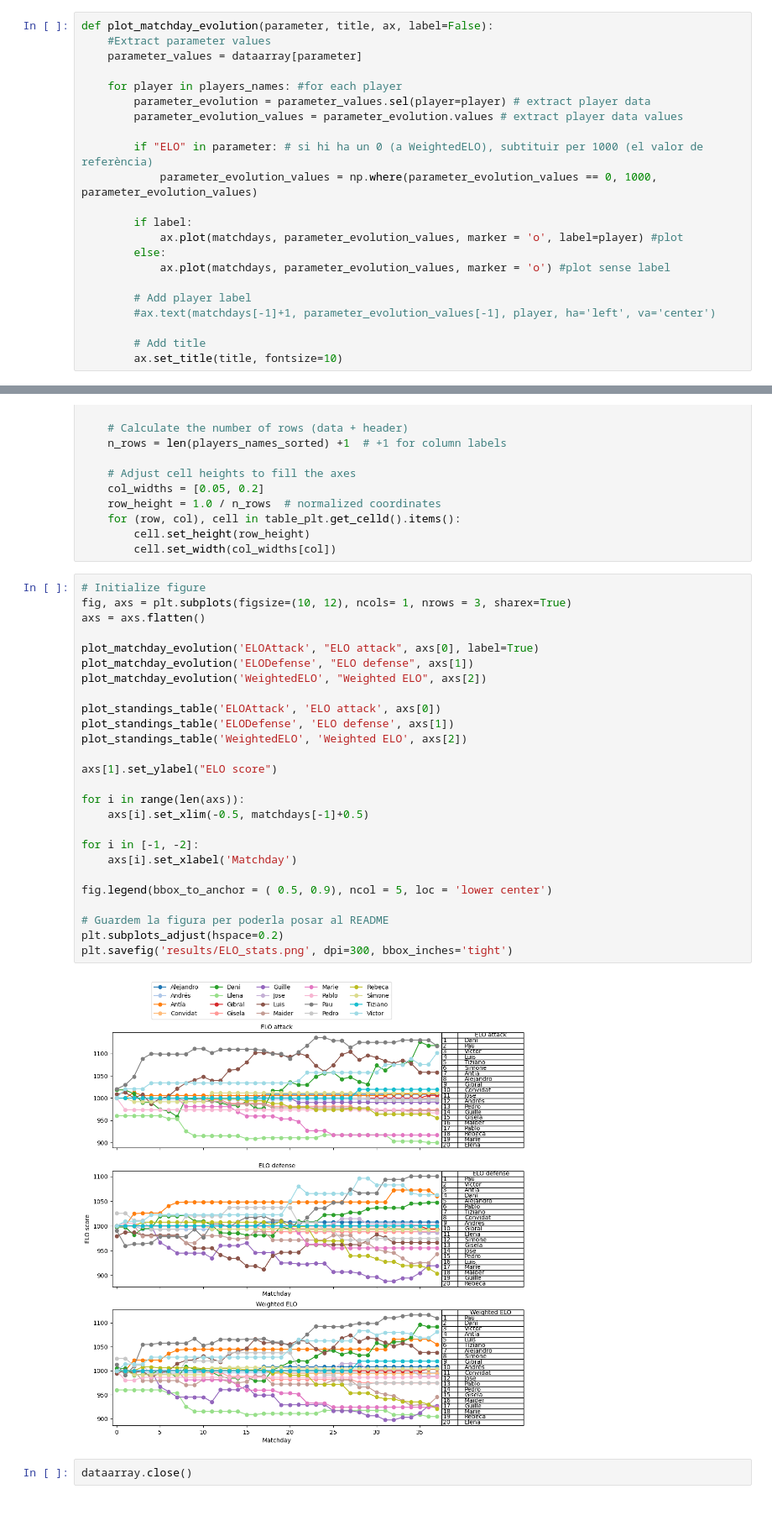
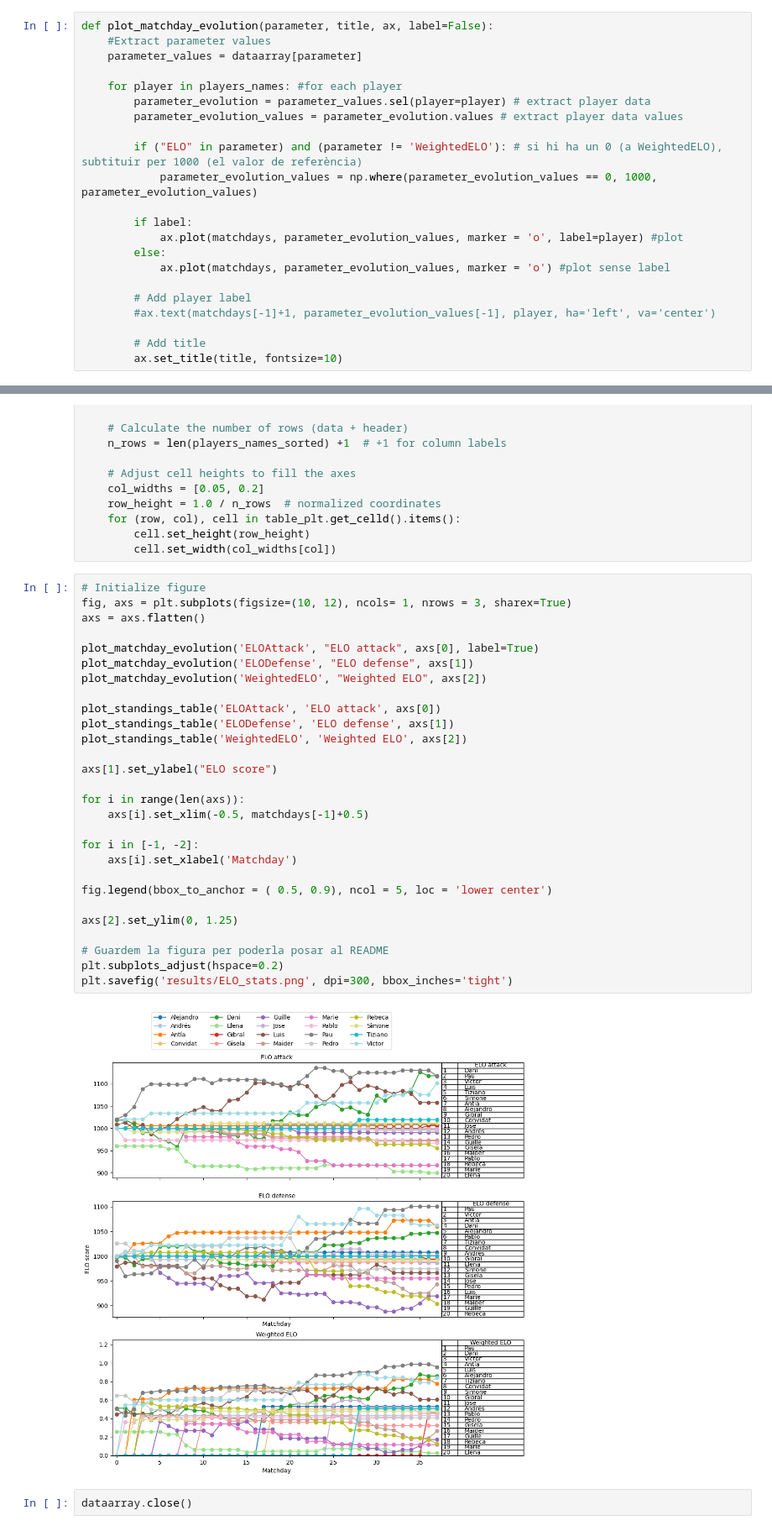
Before and after one commit to pgrebolt/ICEChampionsLeague, a Jupyter notebook: plot_stats.ipynb, the cells around one changed output, grey strips where cells are left out. Shown at 84% size. Saved outputs shown, nothing was run; the diff lists cells and outputs as text.

Commit message:
Recalculated WeightedELO. ELOAttack and ELODefense work in different value ranges

```diff
--- a/plot_stats.ipynb
+++ b/plot_stats.ipynb
@@ -109,7 +109,7 @@ def plot_matchday_evolution(parameter, title, ax, label=False):
         parameter_evolution = parameter_values.sel(player=player) # extract player data
         parameter_evolution_values = parameter_evolution.values # extract player data values
 
-        if "ELO" in parameter: # si hi ha un 0 (a WeightedELO), subtituir per 1000 (el valor de referència)
+        if ("ELO" in parameter) and (parameter != 'WeightedELO'): # si hi ha un 0 (a WeightedELO), subtituir per 1000 (el valor de referència)
             parameter_evolution_values = np.where(parameter_evolution_values == 0, 1000, parameter_evolution_values)
 
         if label:
@@ -191,30 +191,32 @@ def plot_standings_table(parameter, title, ax):
 # %%
 # Initialize figure
 fig, axs = plt.subplots(figsize=(10, 12), ncols= 1, nrows = 3, sharex=True)
 axs = axs.flatten()
 
 plot_matchday_evolution('ELOAttack', "ELO attack", axs[0], label=True)
 plot_matchday_evolution('ELODefense', "ELO defense", axs[1])
 plot_matchday_evolution('WeightedELO', "Weighted ELO", axs[2])
 
 plot_standings_table('ELOAttack', 'ELO attack', axs[0])
 plot_standings_table('ELODefense', 'ELO defense', axs[1])
 plot_standings_table('WeightedELO', 'Weighted ELO', axs[2])
 
 axs[1].set_ylabel("ELO score")
 
 for i in range(len(axs)):
     axs[i].set_xlim(-0.5, matchdays[-1]+0.5)
 
 for i in [-1, -2]:
     axs[i].set_xlabel('Matchday')
 
 fig.legend(bbox_to_anchor = ( 0.5, 0.9), ncol = 5, loc = 'lower center')
 
+axs[2].set_ylim(0, 1.25)
+
 # Guardem la figura per poderla posar al README
 plt.subplots_adjust(hspace=0.2)
 plt.savefig('results/ELO_stats.png', dpi=300, bbox_inches='tight')
 # %% [output]
-[figure, old version]
+[figure, new version]
 # %%
 dataarray.close()
```
Also changed, not shown: 1 other file.
